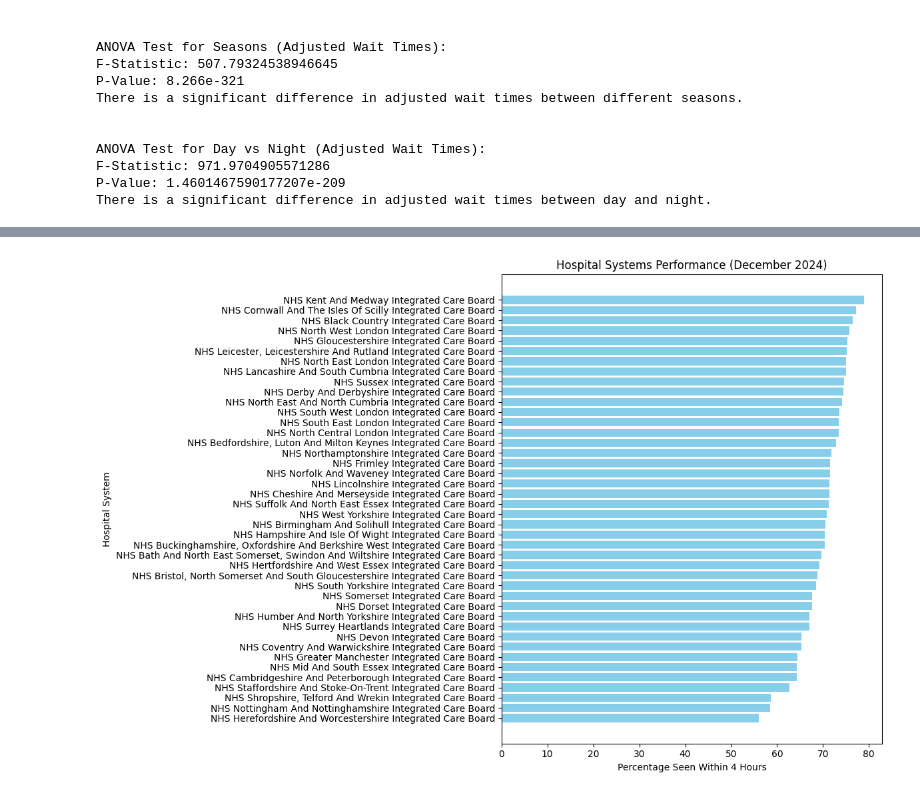
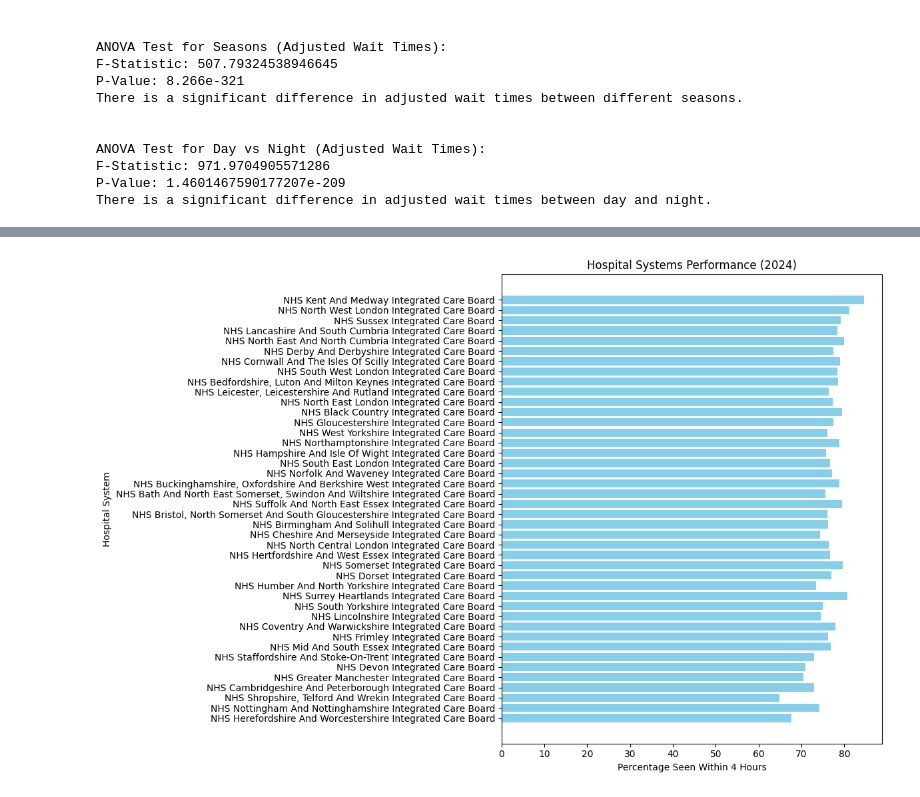
Before and after one commit to sophieboyle1/Final-Year-Project, a Jupyter notebook: src/wait_times.ipynb, the cells around one changed output, grey strips where cells are left out. Cells and saved outputs as stored; diff of their text form; code cells hidden in the pictures.

Commit message:
updated visuals to use combined annual data instead of individual months

```diff
--- a/src/wait_times.ipynb
+++ b/src/wait_times.ipynb
@@ -497,14 +516,15 @@ NameError: name 'new_data' is not defined
 # %%
 import matplotlib.pyplot as plt
 
-# Sort and plot
-sorted_data = real_data.sort_values('Percentage_Under_4_Hours')
+# Sort and plot the entire year's data by performance
+sorted_data = combined_data.sort_values('Percentage_Under_4_Hours')
+
 plt.figure(figsize=(12, 8))
 plt.barh(sorted_data['System'], sorted_data['Percentage_Under_4_Hours'], color='skyblue')
 plt.xlabel('Percentage Seen Within 4 Hours')
 plt.ylabel('Hospital System')
-plt.title('Hospital Systems Performance (December 2024)')
+plt.title('Hospital Systems Performance (2024)')
 plt.tight_layout()
 plt.show()
 # %% [output]
-[figure, old version]
+[figure, new version]
```
Also changed, not shown: parts of 3 cells of this notebook, 1 other file.
